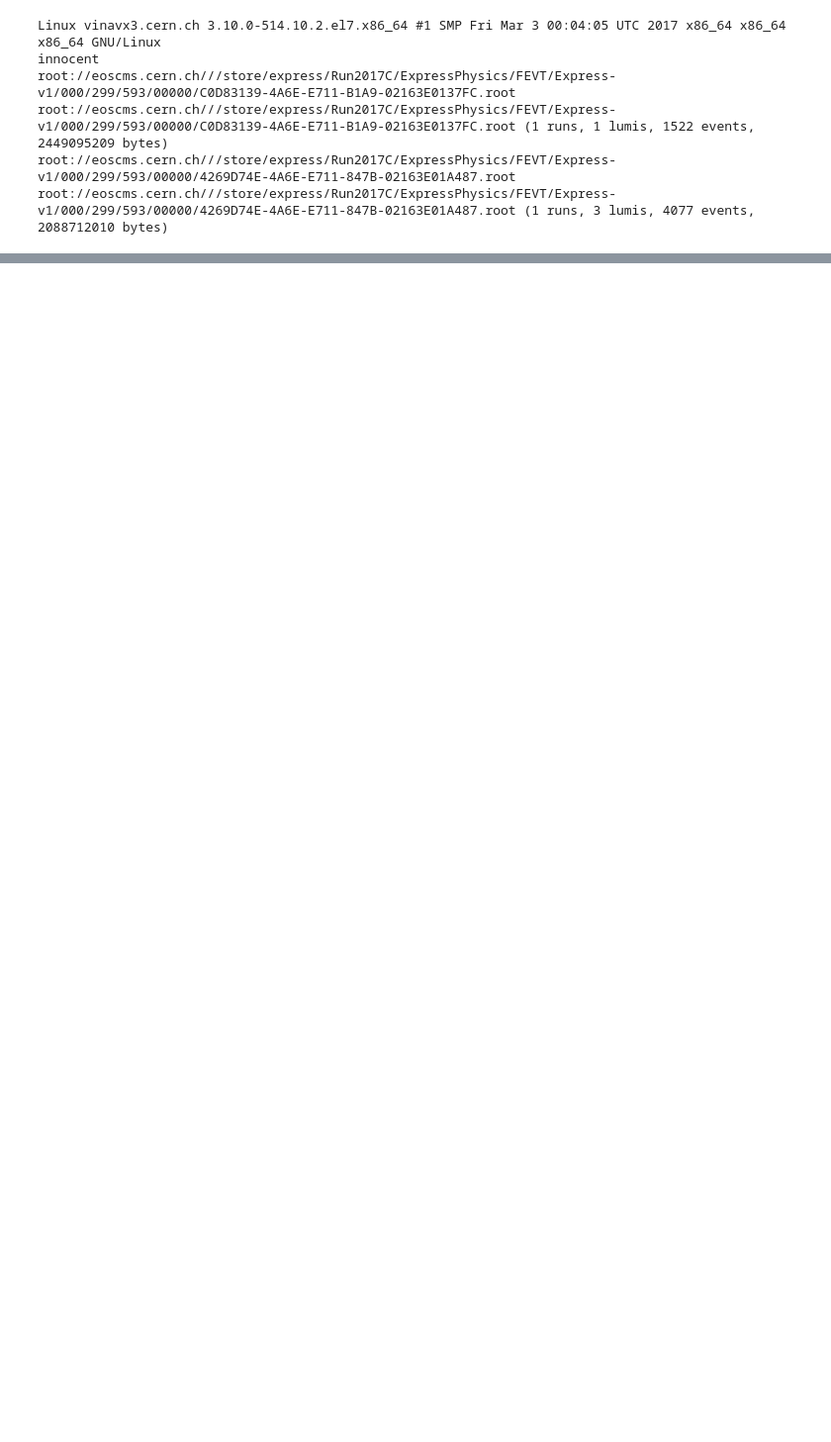
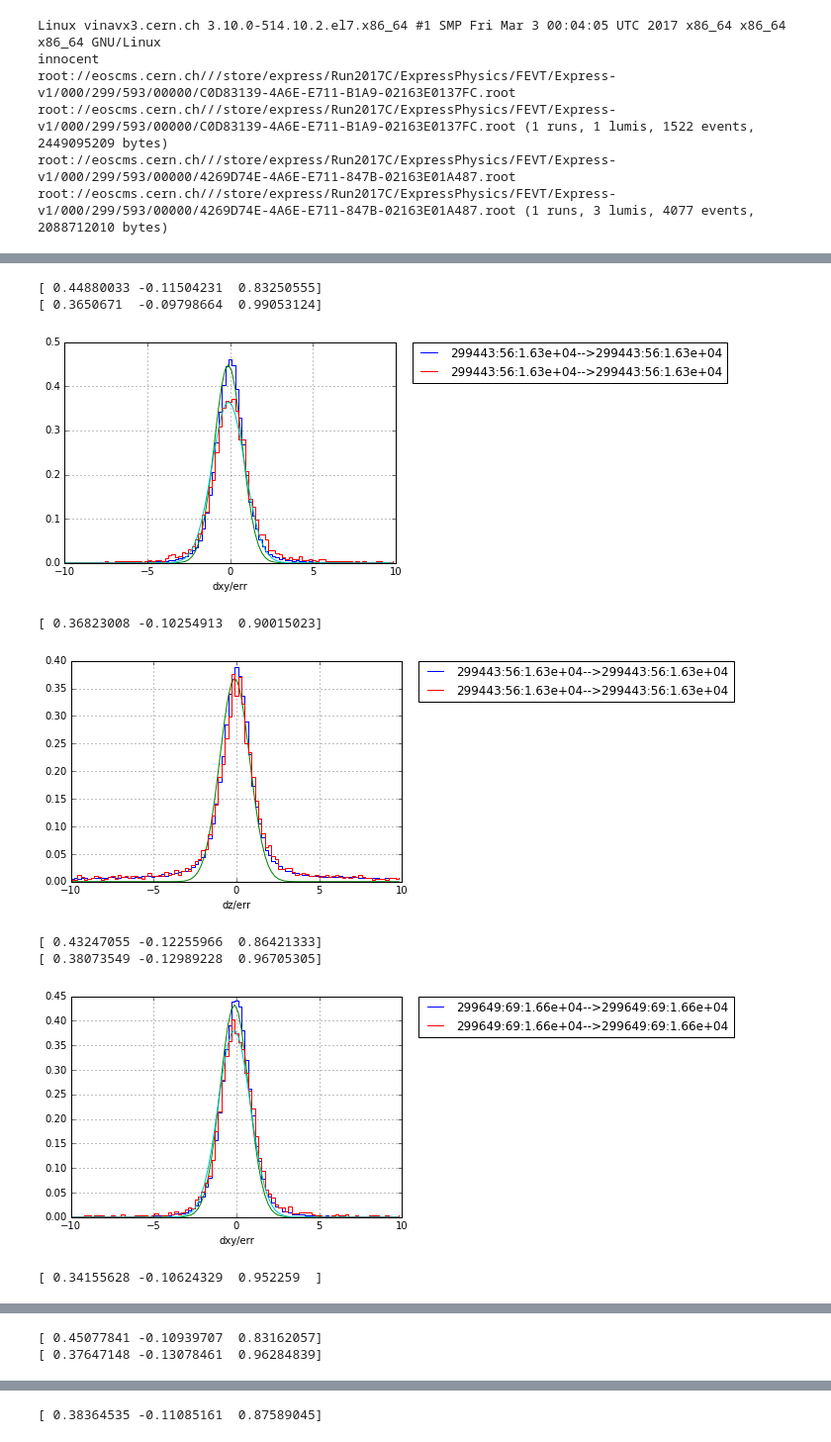
Before and after one commit to cms-tracking/POS2017, a Jupyter notebook: exercise2_TkHistos/effBPIX1.ipynb, the cells around one changed output, grey strips where cells are left out. Shown at 99% size. Drawn from its saved outputs; the diff is of its cells as text; code cells hidden in the pictures; blank space fills up the shorter version.

```diff
--- a/exercise2_TkHistos/effBPIX1.ipynb
+++ b/exercise2_TkHistos/effBPIX1.ipynb
@@ -50,7 +50,7 @@ def jetHT2017C() :
     '/store/data/Run2017C/JetHT/AOD/PromptReco-v1/000/299/592/00000/44735821-ED70-E711-A9F3-02163E019C7D.root',\
     '/store/data/Run2017C/JetHT/AOD/PromptReco-v1/000/299/478/00000/7C39B1F9-A970-E711-AC40-02163E0138D5.root',\
     '/store/data/Run2017C/JetHT/AOD/PromptReco-v1/000/299/480/00000/9276CDF3-B870-E711-9878-02163E019D8F.root',\
-    '/store/data/Run2017C/JetHT/AOD/PromptReco-v1/000/299/478/00000/E2BB4D9E-A870-E711-8684-02163E0142DF.root',\
+    #'/store/data/Run2017C/JetHT/AOD/PromptReco-v1/000/299/478/00000/E2BB4D9E-A870-E711-8684-02163E0142DF.root',\
     '/store/data/Run2017C/JetHT/AOD/PromptReco-v1/000/299/420/00000/5EC981C1-426E-E711-9C05-02163E0135F2.root',\
             ]
     return map(lambda x : tier0+x,files)
@@ -124,6 +131,7 @@ def processIt(fevents) :
     events = Events(fevents)
     tracks = Handle("std::vector<reco::Track>")
     lumi = Handle("std::vector<LumiScalers>")
+    vertices = Handle("vector<reco::Vertex>")
     a= events.to(0)
     ls = int(events.object().id().luminosityBlock())
     if (ls==103) : ls=105
@@ -131,7 +139,7 @@ def processIt(fevents) :
     a= events.to(fe)
     runid0 = runid(events,lumi)
     print runid0
-    tkPars, tkHits = loadTk(events,tracks,fe)
+    tkPars, tkHits = loadTk(events,tracks,vertices,fe)
     runidl = runid(events,lumi)
     print runidl
     return (runid0+'-->'+runidl, tkPars, tkHits)
@@ -190,0 +229,3 @@ print len(bha)
+# %%
+sipH = map(sip,tkPars, tkHits)
+print len(sipH)
@@ -190,0 +246,50 @@ print len(bha)
+# %%
+from scipy.optimize import leastsq
+fitfunc  = lambda p, x: p[0]*np.exp(-0.5*((x-p[1])/p[2])**2) # +p[3]
+errfunc  = lambda p, x, y: (y - fitfunc(p, x))  #   /np.sqrt(np.clip(y,a_min=0.00001,a_max=None))
+init  = [0.5, 0.0, 1.0] # , 0.5]
+# %%
+i=0
+for b in sipH:
+    plt.step(b[0],b[1],where='post',label=runid0[i])
+    out   = leastsq( errfunc, init, args=(b[0][30:70], b[1][30:70]))
+    c = out[0]
+    print c
+    plt.plot(b[0], fitfunc(c, b[0]))
+    plt.step(b[0],b[3],where='post',label=runid0[i])
+    out   = leastsq( errfunc, init, args=(b[0][30:70], b[3][30:70]))
+    c = out[0]
+    print c
+    plt.plot(b[0], fitfunc(c, b[0]))
+    plt.xlim(-10., 10.)
+    #plt.ylim(0.5, 1.1)
+    plt.grid(True)
+    plt.legend(bbox_to_anchor=(1.05, 1), loc=2, borderaxespad=0.)
+#    plt.legend(loc='upper right')
+    plt.xlabel('dxy/err')
+#    i+=1
+    plt.show()
+    plt.step(b[0],b[2],where='post',label=runid0[i])
+    out   = leastsq( errfunc, init, args=(b[0][30:70], b[2][30:70]))
+    c = out[0]
+    print c
+    plt.plot(b[0], fitfunc(c, b[0]))
+    plt.step(b[0],b[4],where='post',label=runid0[i])
+    plt.xlim(-10., 10.)
+    #plt.ylim(0.5, 1.1)
+    plt.grid(True)
+    plt.legend(bbox_to_anchor=(1.05, 1), loc=2, borderaxespad=0.)
+#    plt.legend(loc='upper right')
+    plt.xlabel('dz/err')
+    i+=1
+    plt.show()
+# %% [output]
+[ 0.44880033 -0.11504231  0.83250555]
+[ 0.3650671  -0.09798664  0.99053124]
+[figure, added]
+[ 0.36823008 -0.10254913  0.90015023]
+[figure, added]
+[ 0.43247055 -0.12255966  0.86421333]
+[ 0.38073549 -0.12989228  0.96705305]
+[figure, added]
+[ 0.34155628 -0.10624329  0.952259  ]
@@ -190,0 +297,2 @@ print len(bha)
+[ 0.45077841 -0.10939707  0.83162057]
+[ 0.37647148 -0.13078461  0.96284839]
@@ -190,0 +300 @@ print len(bha)
+[ 0.38364535 -0.11085161  0.87589045]
```
Also changed, not shown: parts of 9 cells of this notebook.
